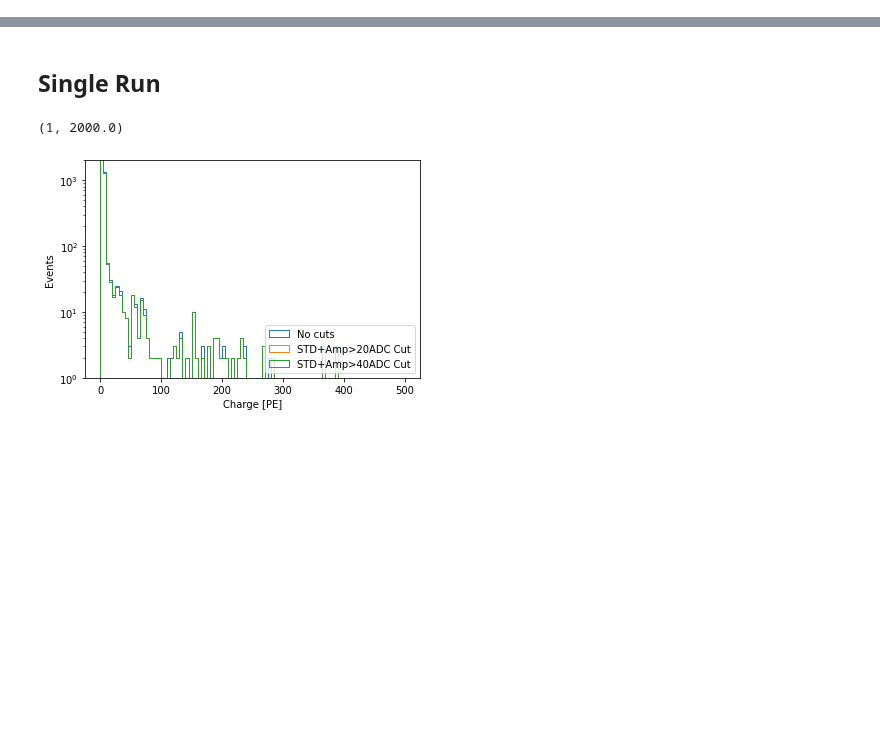
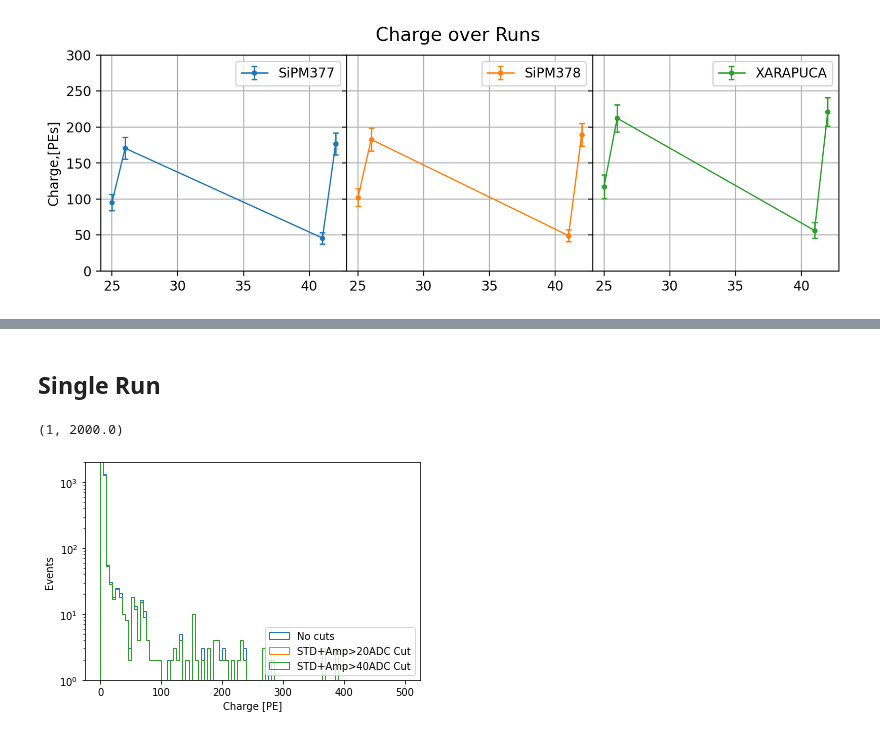
Before and after one commit to CIEMAT-Neutrino/SCINT, a Jupyter notebook: joython/joython_notebooks/Charges.ipynb, the cells around one changed output, grey strips where cells are left out. Saved outputs shown, nothing was run; the diff lists cells and outputs as text; code cells hidden in the pictures; blank space fills up the shorter version.

```diff
--- a/joython/joython_notebooks/Charges.ipynb
+++ b/joython/joython_notebooks/Charges.ipynb
@@ -5,6 +5,8 @@ from lib import *
 
 %matplotlib inline
 
+DEBUG = False;
+
 def gauss(x, a, x0, sigma):
     return a*np.exp(-(x-x0)**2/(2*sigma**2))
 # %%
@@ -95,0 +104,91 @@ for ax in axs: ax.set_ylim([25,35])
+# %%
+# path="/media/rodrigoa/DiscoDuro/SBND_XA_PDE/APSAIA_VIS/joython/"
+# Run_props=open_run_properties(0,"../macros/APSAIA_VIS.xlsx")
+# Runs=open_runs_table("../macros/APSAIA_VIS.xlsx")
+# GAIN=np.array([6.48E+06,	6.72E+06,	6.68E+06,	6.67E+06,	3.00E+06]) #from calibrations, AT 4/2.5v
+
+WEEK="APSAIA_VIS";
+WEEK="APSAIA_VUV";
+
+path="/scr/neutrinos/rodrigoa/"+WEEK+"/joython/"
+Runs=open_runs_table("../macros/"+WEEK+".xlsx")
+
+GAIN=np.array([6.36E+06,	6.61E+06,	6.66E+06,	6.63E+06,	1.86E+06]) #from calibrations, AT 4/2.5v
+ADCxTicks2PE=ADCxTicks2e/GAIN
+
+Runs=Runs[Runs["Type"]=="Visible"]
+calib_cut=Runs["OverVoltage"].apply(lambda x: x[-1]==2.5).array.to_numpy(); #only 2.5v for now
+Runs=Runs[calib_cut];
+
+amp  =np.zeros((len(Runs["Channels"].iloc[0]),Runs["Run"].array.shape[0]))
+mean =np.zeros((len(Runs["Channels"].iloc[0]),Runs["Run"].array.shape[0]))
+err  =np.zeros((len(Runs["Channels"].iloc[0]),Runs["Run"].array.shape[0]))
+rate =np.zeros((len(Runs["Channels"].iloc[0]),Runs["Run"].array.shape[0]))
+
+
+i=0
+for ch in Runs["Channels"].iloc[0][:]:
+# for ch in [0]:
+    r=0;
+    for run in Runs["Run"].array:
+    # for run in [0]:
+
+        Run_props=Runs[Runs["Run"]==run].iloc[0]
+        run_path=path+"run"+str(run).zfill(2)+"/";
+        compress=False
+        Pedestal_vars=open_run_var(run_path,"Pedestal_vars",[ch],compressed=compress)
+        Charge_vars  =open_run_var(run_path ,"Charge_vars" ,[ch],compressed=compress)
+        Peak_vars    =open_run_var(run_path ,"Peak_vars"   ,[ch],compressed=compress)
+        TS=open_run_var(run_path,"Timestamp",[ch],compressed=compress)
+
+        Ped_CUT=Pedestal_vars[ch]["STD"]<10
+
+        ## Gaussian fit to the charge distribution
+
+        # counts,bins=np.histogram(Charge_vars[ch]["PeakFinderInRange"],100,[0,2e5]);
+        # popt, pcov = curve_fit(gauss, bins[1:], counts,p0=[max(counts),bins[np.argmax(counts)],std])
+        # ym = gauss(bins[1:], popt[0], popt[1], popt[2])
+
+        charge_type="ChargeRangePed"
+        charge_type="ChargeRangeAverageWvf"
+        charge_type="PeakFinderInRange"
+        if DEBUG:
+            plt.semilogy()
+            plt.hist(Charge_vars[ch][charge_type],100,[0,8e4]);
+        Std=np.std  (Charge_vars[ch][charge_type])
+        Mean=np.mean(Charge_vars[ch][charge_type])
+
+        mean[i,r]=Mean*ADCxTicks2PE[i]
+        if DEBUG:print(ADCxTicks2PE[i])
+        err [i,r]=Std *ADCxTicks2PE[i]
+
+        r+=1;
+    i+=1;
+
+x=Runs["Run"].array
+ys=mean                        [2:]
+yer=err                        [2:]
+legend=Run_props["ChannelName"][2:]
+
+fig,axs=horizontal_subplots(x,ys,yer,legend)
+plt.suptitle("Charge over Runs", fontsize=14)
+axs[0].set_ylabel("Charge,[PEs]")
+for ax in axs: ax.set_ylim([0,300])
+
+
+plt.figure(dpi=200)
+plt.title("Relative Ratio of XA/Ref SiPM Charge over Runs", fontsize=14)
+plt.ylabel("Charge Ratio")
+plt.xlabel("Run")
+plt.grid()
+
+plt.ylim([0,3.5])
+# if WEEK.__contains__("VIS"):plt.ylim([0,2.5])
+# if WEEK.__contains__("VUV"):plt.ylim([0,1.5])
+
+for ch in range(2,4):
+    propagated_error=mean[4]/mean[ch]*((err[4]/mean[4])**2+(err[ch]/mean[ch])**2)**0.5;
+    plt.errorbar(x,mean[4]/mean[ch],yerr=propagated_error,label=Run_props["ChannelName"][ch],linewidth=1,marker='o',markersize=3,elinewidth=1,capsize=2)
+    print(mean[4]/mean[ch])
+plt.legend(Run_props["ChannelName"][2:])
+# %% [output]
@@ -95,0 +198 @@ for ax in axs: ax.set_ylim([25,35])
+[figure, added]
```
Also changed, not shown: parts of 5 cells of this notebook, 6 other files.
